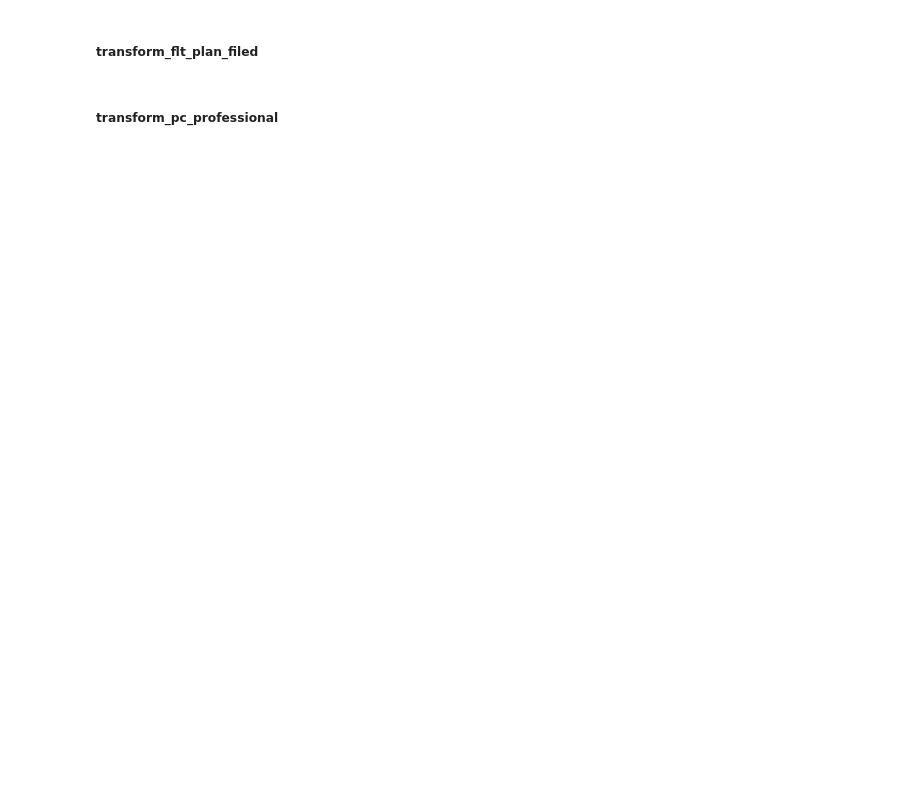
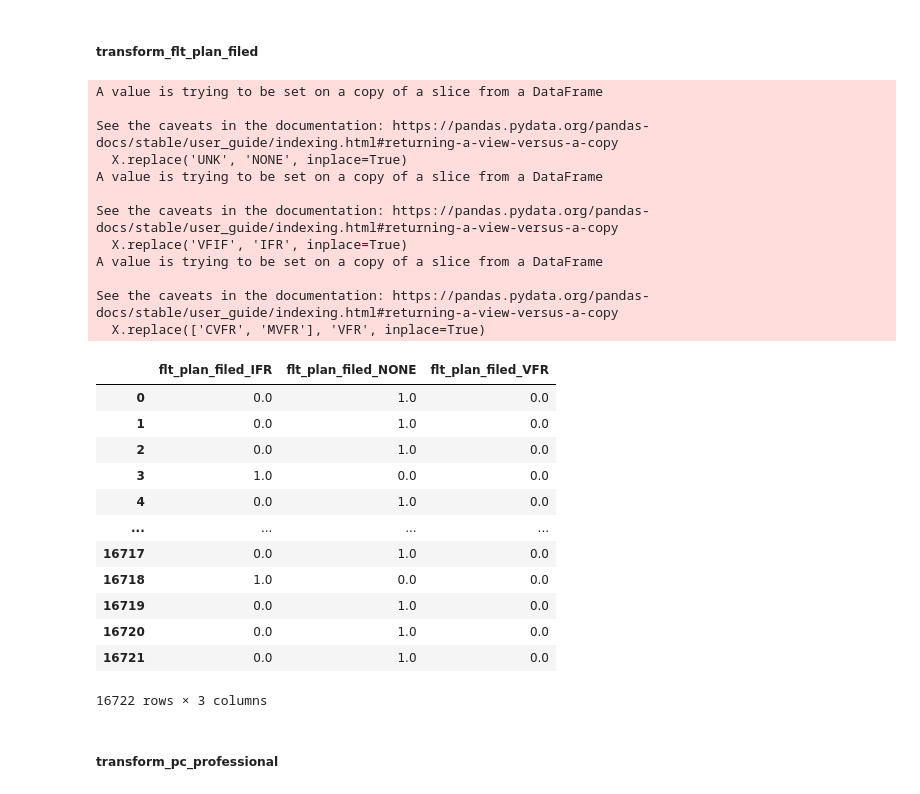
Before and after one commit to AaronDV17/wingman-project, a Jupyter notebook: notebooks/AaronDV17_7_preproc.ipynb, the cells around one changed output. Saved outputs shown, nothing was run; the diff lists cells and outputs as text; code cells hidden in the pictures; blank space fills up the shorter version.

```diff
--- a/notebooks/AaronDV17_7_preproc.ipynb
+++ b/notebooks/AaronDV17_7_preproc.ipynb
@@ -210,4 +281,46 @@ t
 # %% [markdown]
 ##### transform_flt_plan_filed
+# %%
+def transform_flt_filed(X: pd.DataFrame) -> pd.DataFrame:
+    """Transforms flt_plan_filed using Custom functions and OHE."""
+
+    X.replace('UNK', 'NONE', inplace=True)
+    X.replace('VFIF', 'IFR', inplace=True)
+    X.replace(['CVFR', 'MVFR'], 'VFR', inplace=True)
+
+    ohe = OneHotEncoder(sparse_output=False).fit(X)
+
+    ohe_df = pd.DataFrame(ohe.transform(X), columns=ohe.get_feature_names_out())
+
+    return ohe_df
+
+t = transform_flt_filed(temp[['flt_plan_filed']])
+t
+# %% [output]
+A value is trying to be set on a copy of a slice from a DataFrame
+
+See the caveats in the documentation: https://pandas.pydata.org/pandas-docs/stable/user_guide/indexing.html#returning-a-view-versus-a-copy
+  X.replace('UNK', 'NONE', inplace=True)
+A value is trying to be set on a copy of a slice from a DataFrame
+
+See the caveats in the documentation: https://pandas.pydata.org/pandas-docs/stable/user_guide/indexing.html#returning-a-view-versus-a-copy
+  X.replace('VFIF', 'IFR', inplace=True)
+A value is trying to be set on a copy of a slice from a DataFrame
+
+See the caveats in the documentation: https://pandas.pydata.org/pandas-docs/stable/user_guide/indexing.html#returning-a-view-versus-a-copy
+  X.replace(['CVFR', 'MVFR'], 'VFR', inplace=True)
+|  | flt_plan_filed_IFR | flt_plan_filed_NONE | flt_plan_filed_VFR |
+| 0 | 0.0 | 1.0 | 0.0 |
+| 1 | 0.0 | 1.0 | 0.0 |
+| 2 | 0.0 | 1.0 | 0.0 |
+| 3 | 1.0 | 0.0 | 0.0 |
+| 4 | 0.0 | 1.0 | 0.0 |
+| ... | ... | ... | ... |
+| 16717 | 0.0 | 1.0 | 0.0 |
+| 16718 | 1.0 | 0.0 | 0.0 |
+| 16719 | 0.0 | 1.0 | 0.0 |
+| 16720 | 0.0 | 1.0 | 0.0 |
+| 16721 | 0.0 | 1.0 | 0.0 |
+16722 rows × 3 columns
 # %% [markdown]
 ##### transform_pc_professional
```
Also changed, not shown: parts of 5 cells of this notebook, 3 other files.
